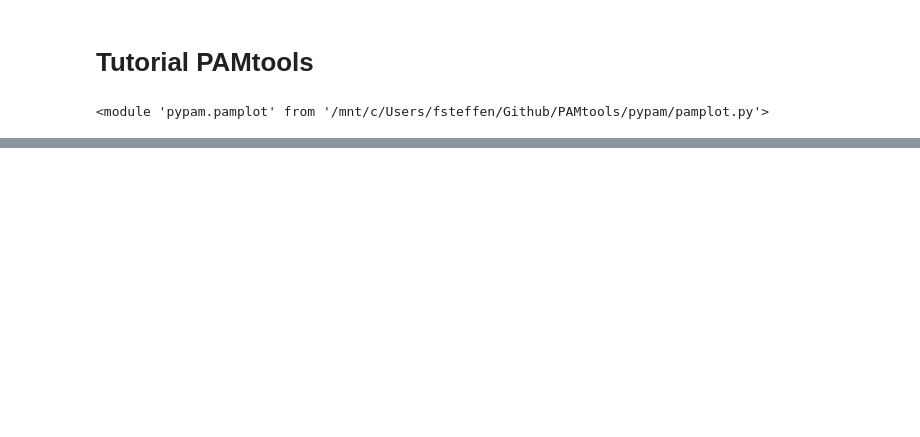
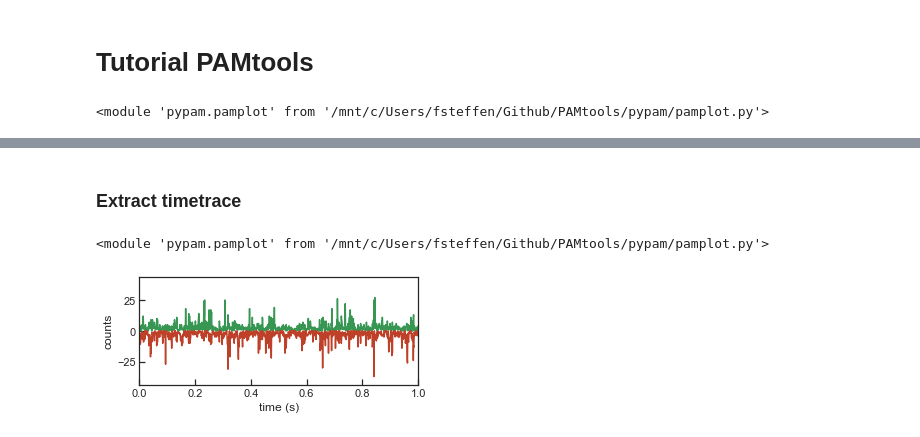
Before and after one commit to RNA-FRETools/PAMtools, a Jupyter notebook: docs/source/tutorial/pamtools_tutorial.ipynb, the cells around one changed output, grey strips where cells are left out. Cells and saved outputs as stored; diff of their text form; code cells hidden in the pictures; blank space fills up the shorter version.

Commit message:
Add FCS and Timetrace classes and update tutorial

```diff
--- a/docs/source/tutorial/pamtools_tutorial.ipynb
+++ b/docs/source/tutorial/pamtools_tutorial.ipynb
@@ -21,0 +46,12 @@ h.plot2Dhist(style='contour', imgOffset=0)
+# %% [markdown]
+### Extract timetrace
+# %%
+importlib.reload(pp.pamplot)
+# %% [output]
+<module 'pypam.pamplot' from '/mnt/c/Users/fsteffen/Github/PAMtools/pypam/pamplot.py'>
+# %%
+trace = pp.pamplot.Timetrace.fromfiles('data/timetrace_GG.json', 'data/timetrace_GR.json')
+# %%
+trace.plotTrace(time_limits=[0,1])
+# %% [output]
+[figure, added]
```
Also changed, not shown: parts of 9 cells of this notebook, 1 other file.
